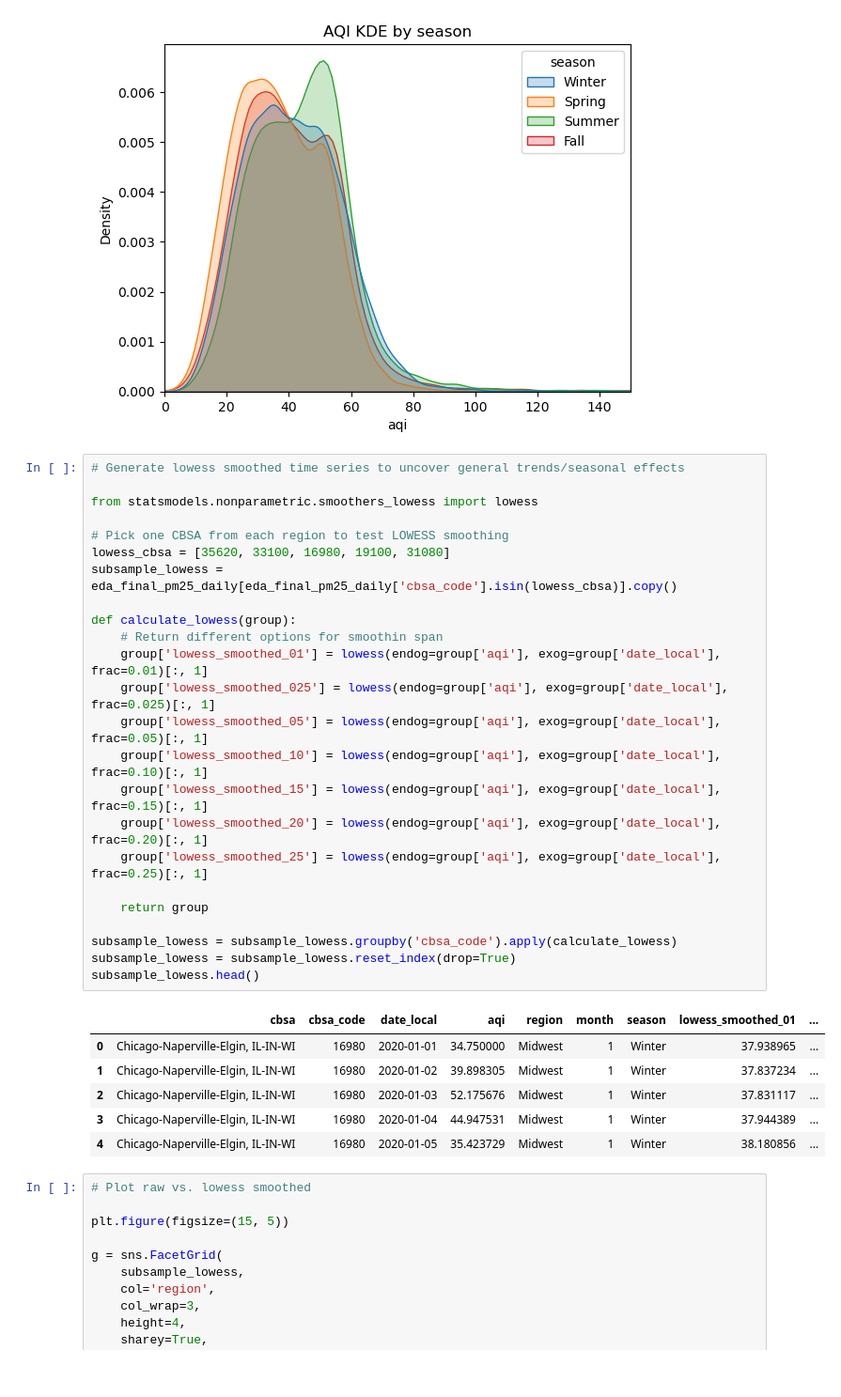
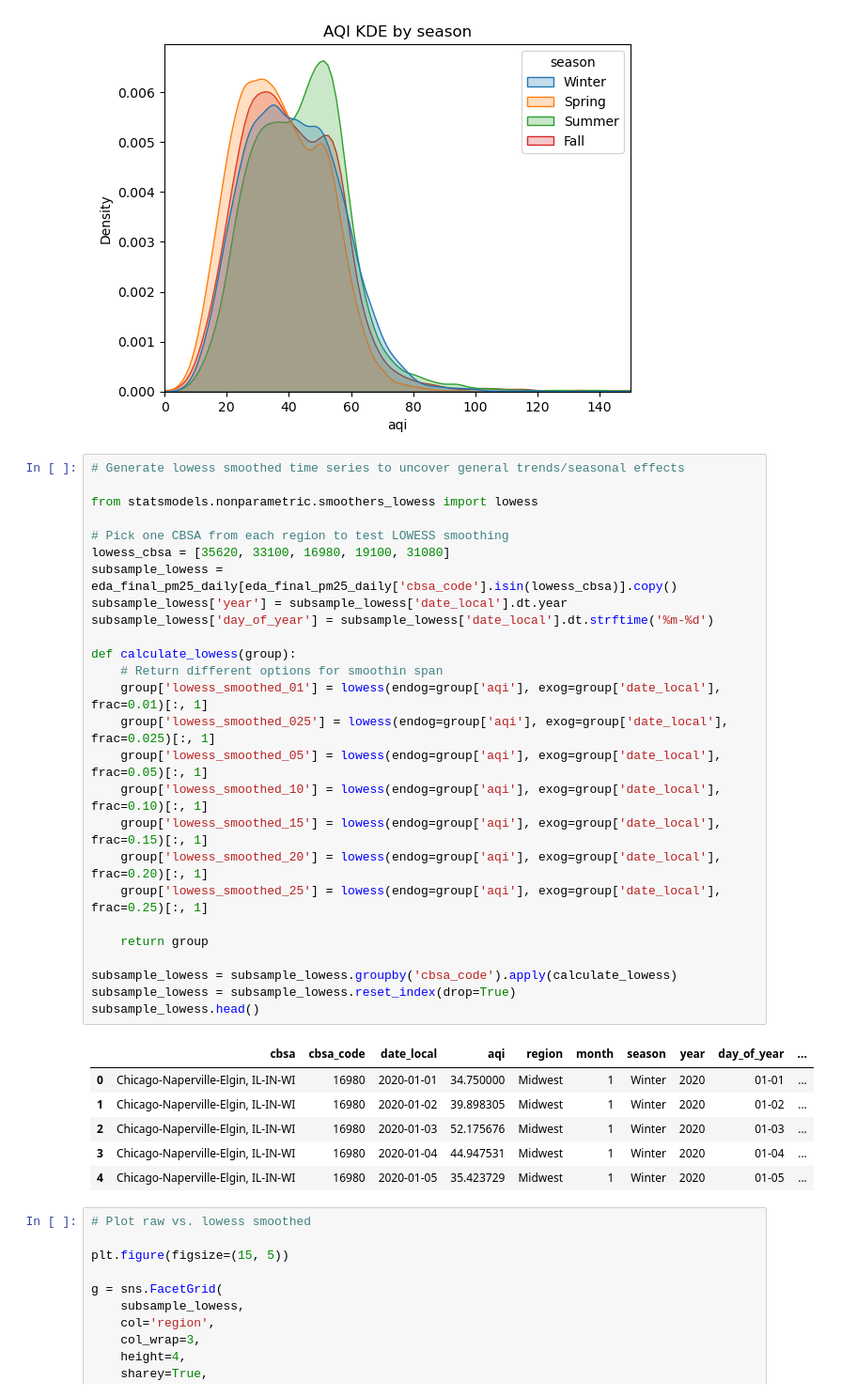
Before and after one commit to iherman10/aqi_geo_experiments, a Jupyter notebook: analysis.ipynb, the cells around one changed output. Shown at 94% size. Cells and saved outputs as stored; diff of their text form.

```diff
--- a/analysis.ipynb
+++ b/analysis.ipynb
@@ -659,34 +659,36 @@ plt.show()
 # %%
 # Generate lowess smoothed time series to uncover general trends/seasonal effects
 
 from statsmodels.nonparametric.smoothers_lowess import lowess
 
 # Pick one CBSA from each region to test LOWESS smoothing
 lowess_cbsa = [35620, 33100, 16980, 19100, 31080]
 subsample_lowess = eda_final_pm25_daily[eda_final_pm25_daily['cbsa_code'].isin(lowess_cbsa)].copy()
+subsample_lowess['year'] = subsample_lowess['date_local'].dt.year
+subsample_lowess['day_of_year'] = subsample_lowess['date_local'].dt.strftime('%m-%d')
 
 def calculate_lowess(group):
     # Return different options for smoothin span
     group['lowess_smoothed_01'] = lowess(endog=group['aqi'], exog=group['date_local'], frac=0.01)[:, 1]
     group['lowess_smoothed_025'] = lowess(endog=group['aqi'], exog=group['date_local'], frac=0.025)[:, 1]
     group['lowess_smoothed_05'] = lowess(endog=group['aqi'], exog=group['date_local'], frac=0.05)[:, 1]
     group['lowess_smoothed_10'] = lowess(endog=group['aqi'], exog=group['date_local'], frac=0.10)[:, 1]
     group['lowess_smoothed_15'] = lowess(endog=group['aqi'], exog=group['date_local'], frac=0.15)[:, 1]
     group['lowess_smoothed_20'] = lowess(endog=group['aqi'], exog=group['date_local'], frac=0.20)[:, 1]
     group['lowess_smoothed_25'] = lowess(endog=group['aqi'], exog=group['date_local'], frac=0.25)[:, 1]
 
     return group
 
 subsample_lowess = subsample_lowess.groupby('cbsa_code').apply(calculate_lowess)
 subsample_lowess = subsample_lowess.reset_index(drop=True)
 subsample_lowess.head()
 # %% [output]
-|  | cbsa | cbsa_code | date_local | aqi | region | month | season | lowess_smoothed_01 | ... |
-| 0 | Chicago-Naperville-Elgin, IL-IN-WI | 16980 | 2020-01-01 | 34.750000 | Midwest | 1 | Winter | 37.938965 | ... |
-| 1 | Chicago-Naperville-Elgin, IL-IN-WI | 16980 | 2020-01-02 | 39.898305 | Midwest | 1 | Winter | 37.837234 | ... |
-| 2 | Chicago-Naperville-Elgin, IL-IN-WI | 16980 | 2020-01-03 | 52.175676 | Midwest | 1 | Winter | 37.831117 | ... |
-| 3 | Chicago-Naperville-Elgin, IL-IN-WI | 16980 | 2020-01-04 | 44.947531 | Midwest | 1 | Winter | 37.944389 | ... |
-| 4 | Chicago-Naperville-Elgin, IL-IN-WI | 16980 | 2020-01-05 | 35.423729 | Midwest | 1 | Winter | 38.180856 | ... |
+|  | cbsa | cbsa_code | date_local | aqi | region | month | season | year | day_of_year | ... |
+| 0 | Chicago-Naperville-Elgin, IL-IN-WI | 16980 | 2020-01-01 | 34.750000 | Midwest | 1 | Winter | 2020 | 01-01 | ... |
+| 1 | Chicago-Naperville-Elgin, IL-IN-WI | 16980 | 2020-01-02 | 39.898305 | Midwest | 1 | Winter | 2020 | 01-02 | ... |
+| 2 | Chicago-Naperville-Elgin, IL-IN-WI | 16980 | 2020-01-03 | 52.175676 | Midwest | 1 | Winter | 2020 | 01-03 | ... |
+| 3 | Chicago-Naperville-Elgin, IL-IN-WI | 16980 | 2020-01-04 | 44.947531 | Midwest | 1 | Winter | 2020 | 01-04 | ... |
+| 4 | Chicago-Naperville-Elgin, IL-IN-WI | 16980 | 2020-01-05 | 35.423729 | Midwest | 1 | Winter | 2020 | 01-05 | ... |
 # %%
 # Plot raw vs. lowess smoothed
 
```
Also changed, not shown: parts of 5 cells of this notebook.
